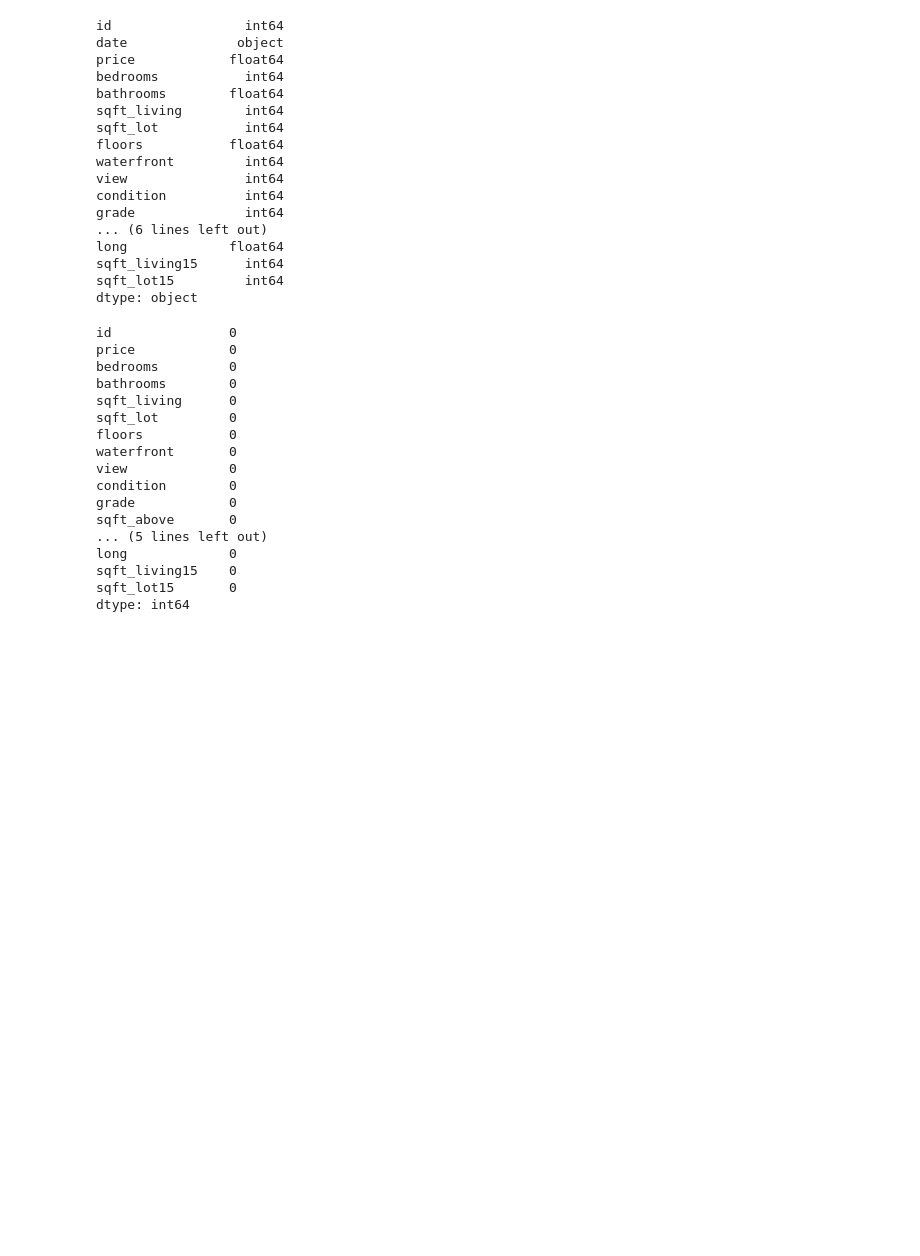
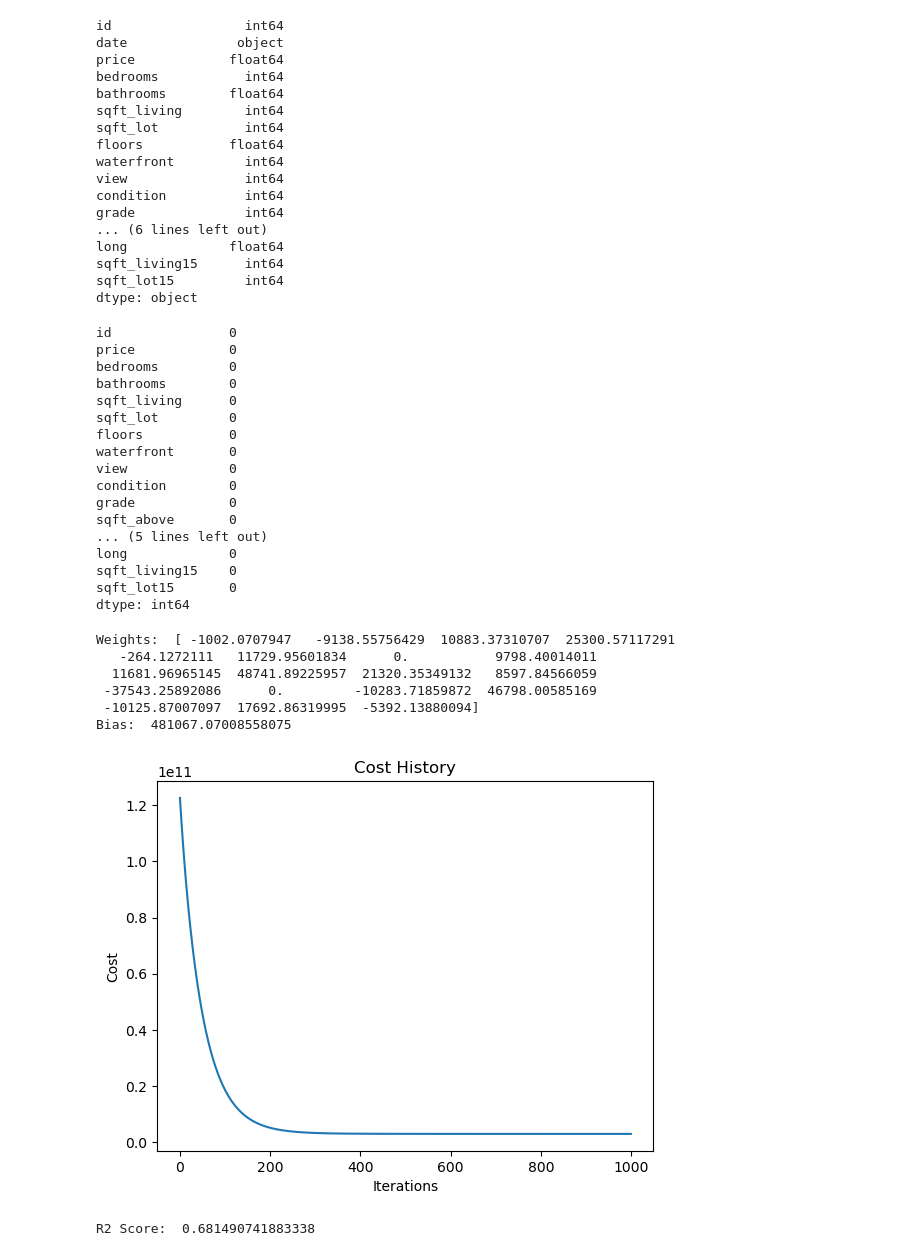
Before and after one commit to tkarim45/Data-Science, a Jupyter notebook: Multi-Linear Regression/Multi-Linear Regression.ipynb, the cells around one changed output. Cells and saved outputs as stored; diff of their text form; code cells hidden in the pictures; blank space fills up the shorter version.

```diff
--- a/Multi-Linear Regression/Multi-Linear Regression.ipynb
+++ b/Multi-Linear Regression/Multi-Linear Regression.ipynb
@@ -82,0 +98,25 @@ df.to_csv("preprocessed_data.csv", index=False)
+# %%
+from sklearn.preprocessing import StandardScaler
+scaler = StandardScaler()
+X = scaler.fit_transform(X)
+# %%
+# split data into training and testing sets
+from sklearn.model_selection import train_test_split
+
+X_train, X_test, y_train, y_test = train_test_split(X, y, test_size=0.2, random_state=42)
+# %%
+# cost function
+def cost_function(X, y, w, b):
+
+    """
+
+    X: features
+    y: target
+    w: weights
+    b: bias
+
+    returns: cost
+
+    """
+    cost = np.sum((y - (X.dot(w) + b)) ** 2) / (2 * len(y))
+    return cost
@@ -82,0 +163,25 @@ df.to_csv("preprocessed_data.csv", index=False)
+# %%
+# initialize weights and bias
+w = np.zeros(X_train.shape[1])
+b = 0
+
+weights, bias, costs = gradient_descent(X_train, y_train, w, b, learning_rate=0.01, iterations=1000)
+# %%
+print("Weights: ", weights)
+print("Bias: ", bias)
+# %% [output]
+Weights:  [ -1002.0707947   -9138.55756429  10883.37310707  25300.57117291
+   -264.1272111   11729.95601834      0.           9798.40014011
+  11681.96965145  48741.89225957  21320.35349132   8597.84566059
+ -37543.25892086      0.         -10283.71859872  46798.00585169
+ -10125.87007097  17692.86319995  -5392.13880094]
+Bias:  481067.07008558075
+# %%
+# plot cost history
+plt.plot(costs)
+plt.xlabel("Iterations")
+plt.ylabel("Cost")
+plt.title("Cost History")
+plt.show()
+# %% [output]
+[figure, added]
@@ -82,0 +217,5 @@ df.to_csv("preprocessed_data.csv", index=False)
+# %%
+r2 = r2_score(y_test, y_pred)
+print("R2 Score: ", r2)
+# %% [output]
+R2 Score:  0.681490741883338
```
Also changed, not shown: parts of 10 cells of this notebook, 1 other file.
